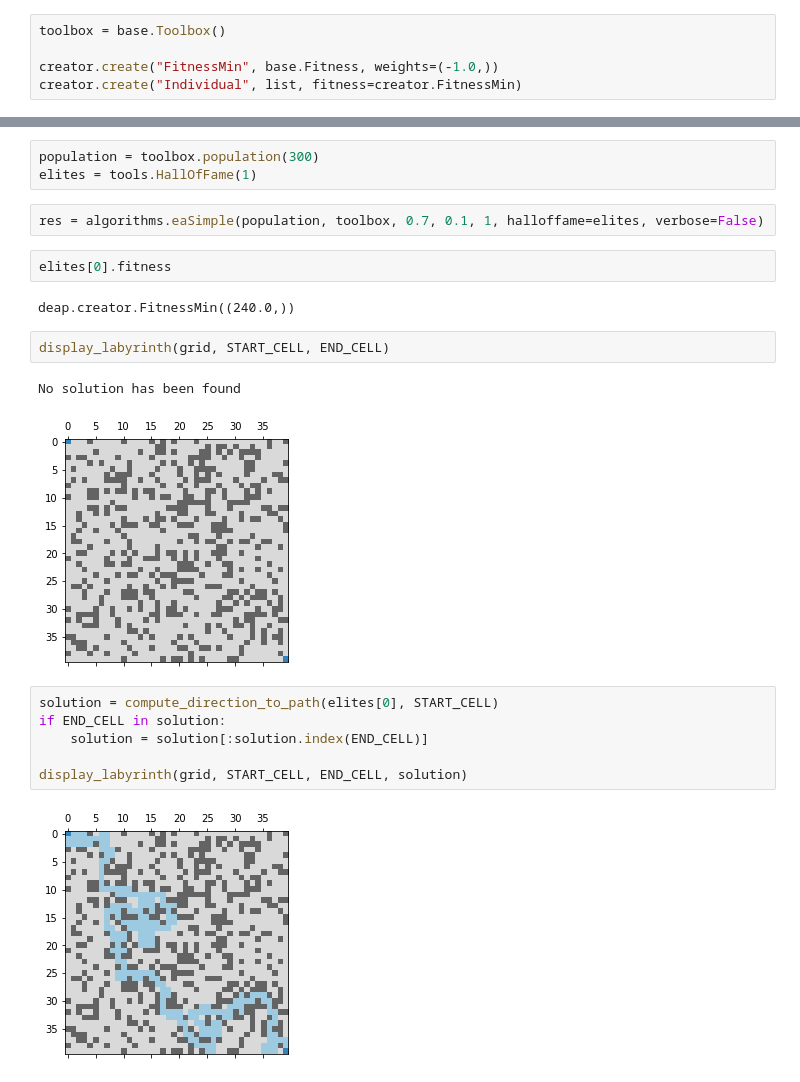
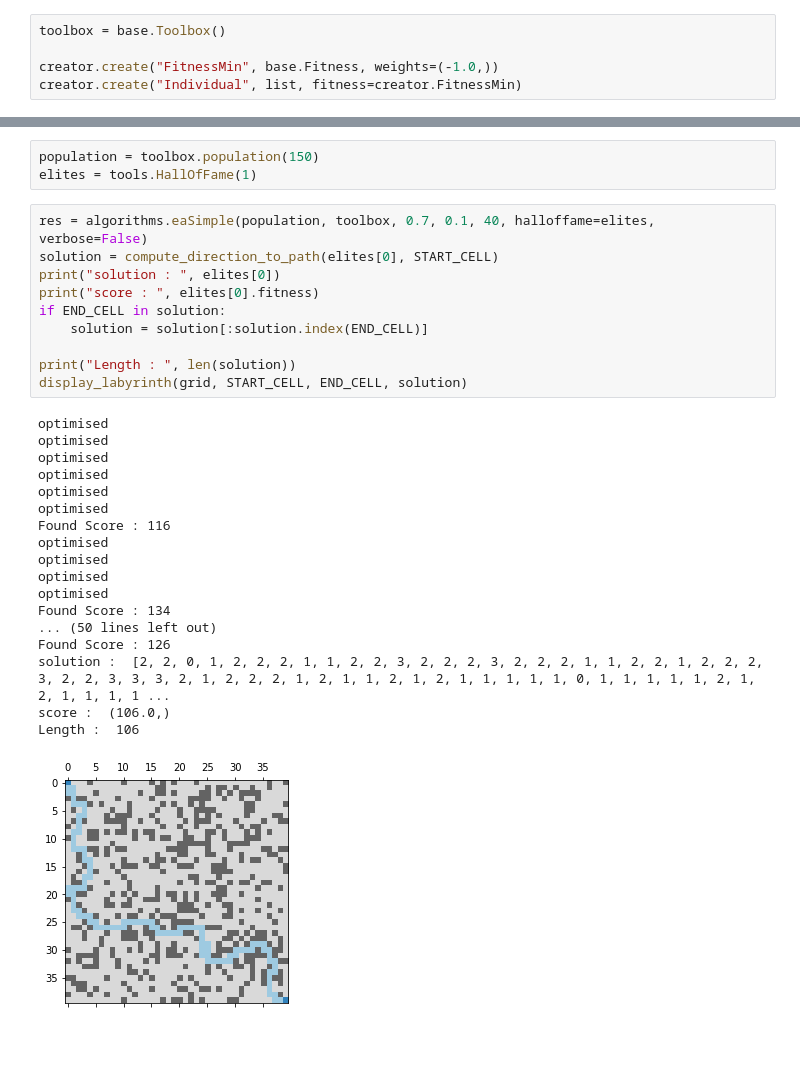
Before and after one commit to Ph0tonic/genetic_maze, a Jupyter notebook: ia_labyrinth.ipynb, the cells around one changed output, grey strips where cells are left out. Saved outputs shown, nothing was run; the diff lists cells and outputs as text; blank space fills up the shorter version.

```diff
--- a/ia_labyrinth.ipynb
+++ b/ia_labyrinth.ipynb
@@ -206,22 +340,32 @@ toolbox.register("evaluate", evaluate, start_location=START_CELL, targeted_locat
 # %%
-population = toolbox.population(300)
+population = toolbox.population(150)
 elites = tools.HallOfFame(1)
-# %%
-res = algorithms.eaSimple(population, toolbox, 0.7, 0.1, 1, halloffame=elites, verbose=False)
-# %%
-elites[0].fitness
-# %% [output]
-deap.creator.FitnessMin((240.0,))
-# %%
-display_labyrinth(grid, START_CELL, END_CELL)
-# %% [output]
-No solution has been found
-[figure, removed]
 # %%
+res = algorithms.eaSimple(population, toolbox, 0.7, 0.1, 40, halloffame=elites, verbose=False)
 solution = compute_direction_to_path(elites[0], START_CELL)
+print("solution : ", elites[0])
+print("score : ", elites[0].fitness)
 if END_CELL in solution:
     solution = solution[:solution.index(END_CELL)]
 
+print("Length : ", len(solution))
 display_labyrinth(grid, START_CELL, END_CELL, solution)
 # %% [output]
+optimised
+optimised
+optimised
+optimised
+optimised
+optimised
+Found Score : 116
+optimised
+optimised
+optimised
+optimised
+Found Score : 134
+... (50 lines left out)
+Found Score : 126
+solution :  [2, 2, 0, 1, 2, 2, 2, 1, 1, 2, 2, 3, 2, 2, 2, 3, 2, 2, 2, 1, 1, 2, 2, 1, 2, 2, 2, 3, 2, 2, 3, 3, 3, 2, 1, 2, 2, 2, 1, 2, 1, 1, 2, 1, 2, 1, 1, 1, 1, 1, 0, 1, 1, 1, 1, 1, 2, 1, 2, 1, 1, 1, 1 ...
+score :  (106.0,)
+Length :  106
-[figure, old version]
+[figure, new version]
```
Also changed, not shown: parts of 15 cells of this notebook, 2 other files.
